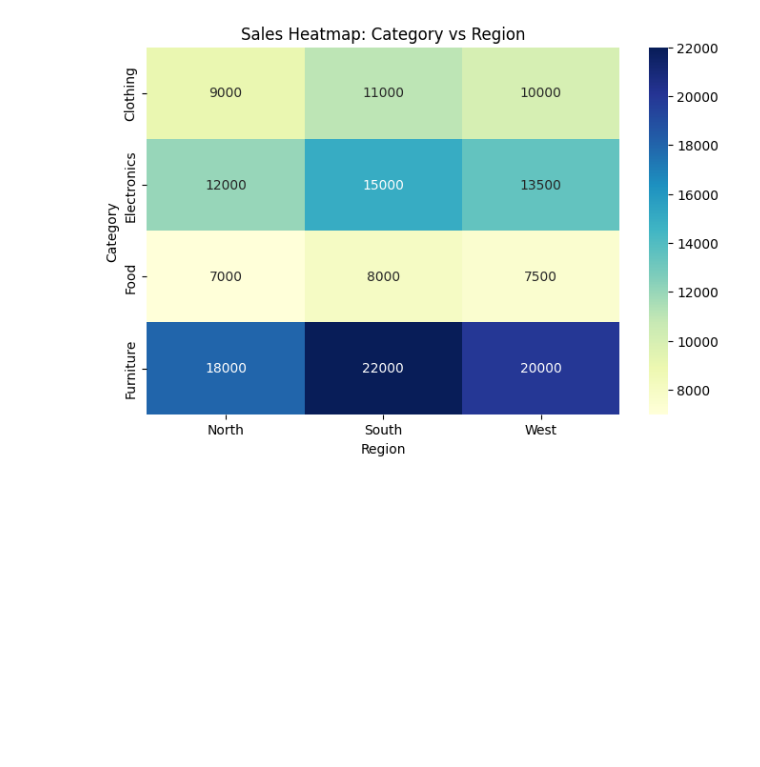
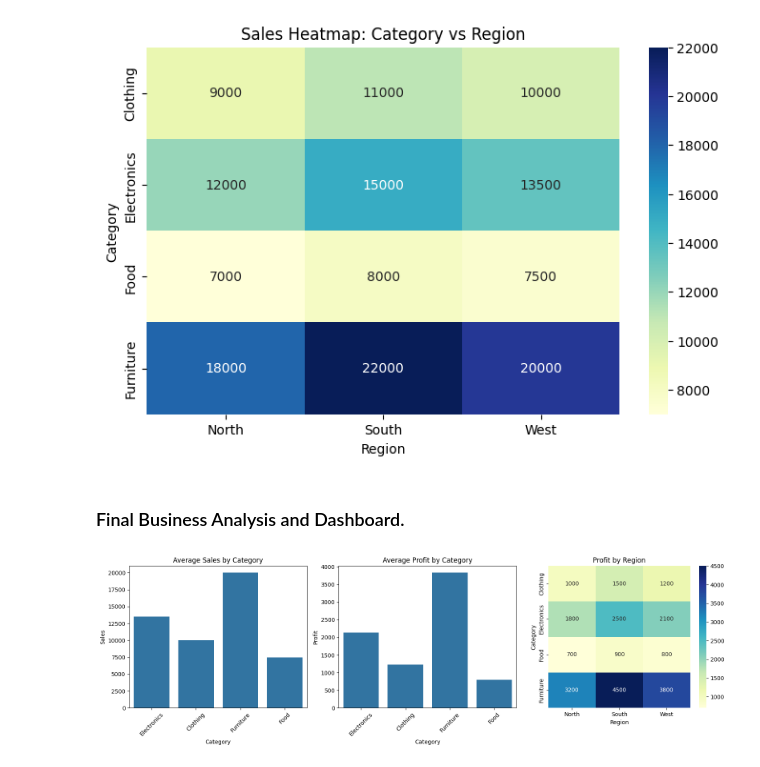
Before and after one commit to ivaibhavpawar1045/Python-Data-Analytics, a Jupyter notebook: 34_Advanced_Seaborn_Visualization/practice.ipynb, the cells around one changed output. Cells and saved outputs as stored; diff of their text form; code cells hidden in the pictures; blank space fills up the shorter version.

Commit message:
Complete advanced Seaborn visualization and documentation

```diff
--- a/34_Advanced_Seaborn_Visualization/practice.ipynb
+++ b/34_Advanced_Seaborn_Visualization/practice.ipynb
@@ -172,3 +172,44 @@ plt.ylabel("Category")
 plt.show()
 # %% [output]
 [figure]
+# %% [markdown]
+### Final Business Analysis and Dashboard.
+# %%
+fig, axes = plt.subplots(1, 3, figsize=(16, 5))
+
+# Chart 1: Average sales by category
+sns.barplot(
+    data=sales_data,
+    x="Category",
+    y="Sales",
+    errorbar=None,
+    ax=axes[0]
+)
+axes[0].set_title("Average Sales by Category")
+axes[0].tick_params(axis="x", rotation=45)
+
+# Chart 2: Average profit by category
+sns.barplot(
+    data=sales_data,
+    x="Category",
+    y="Profit",
+    errorbar=None,
+    ax=axes[1]
+)
+axes[1].set_title("Average Profit by Category")
+axes[1].tick_params(axis="x", rotation=45)
+
+# Chart 3: Profit by category and region
+sns.heatmap(
+    profit_matrix,
+    annot=True,
+    fmt=".0f",
+    cmap="YlGnBu",
+    ax=axes[2]
+)
+axes[2].set_title("Profit by Region")
+
+plt.tight_layout()
+plt.show()
+# %% [output]
+[figure, added]
```
Also changed, not shown: parts of 1 cell of this notebook, 1 other file.
